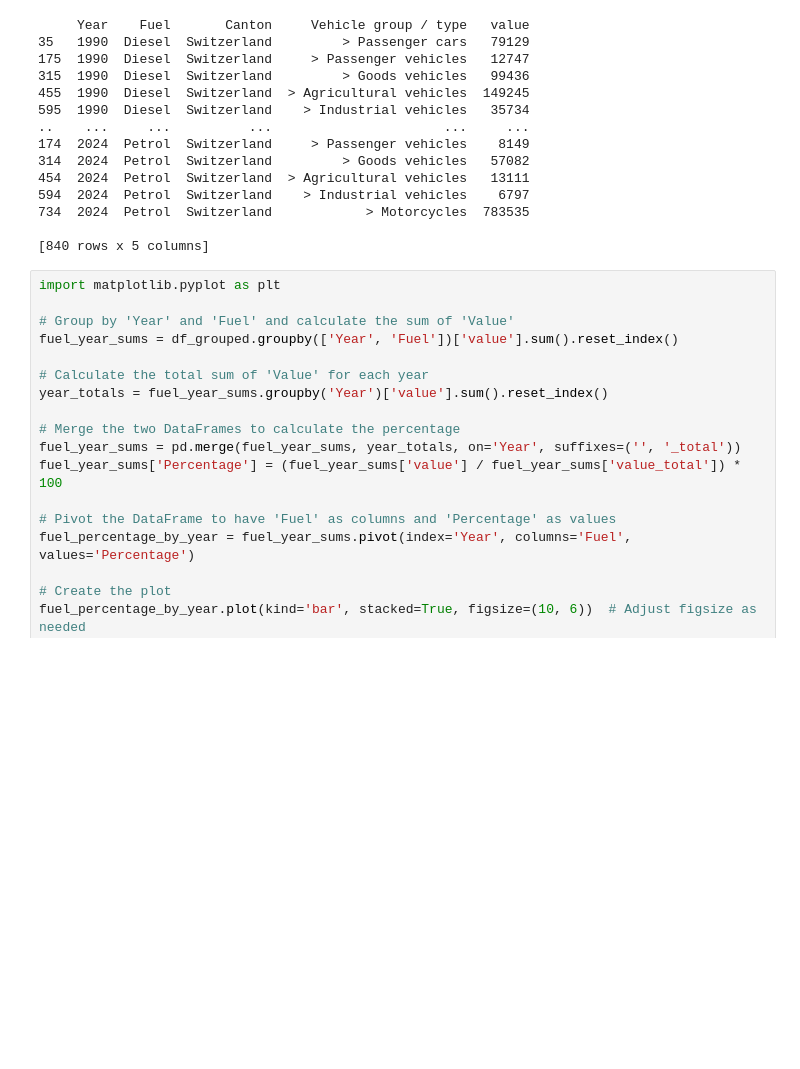
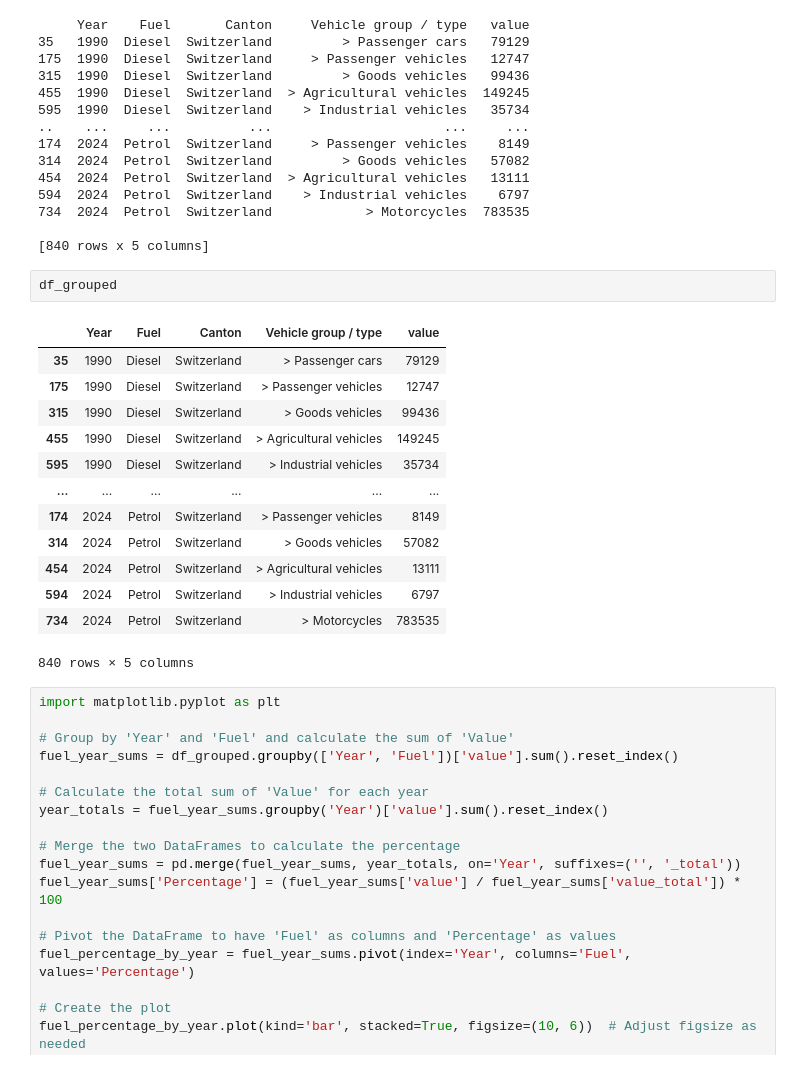
Before and after one commit to Udzf/EV, a Jupyter notebook: Copie_de_Copie_de_Fuel_type_in_Switzerland.ipynb, the cells around one changed output. Saved outputs shown, nothing was run; the diff lists cells and outputs as text; blank space fills up the shorter version.

```diff
--- a/Copie_de_Copie_de_Fuel_type_in_Switzerland.ipynb
+++ b/Copie_de_Copie_de_Fuel_type_in_Switzerland.ipynb
@@ -243,6 +243,22 @@ print(df_grouped)
 734  2024  Petrol  Switzerland            > Motorcycles  783535
 
 [840 rows x 5 columns]
+# %%
+df_grouped
+# %% [output]
+|  | Year | Fuel | Canton | Vehicle group / type | value |
+| 35 | 1990 | Diesel | Switzerland | > Passenger cars | 79129 |
+| 175 | 1990 | Diesel | Switzerland | > Passenger vehicles | 12747 |
+| 315 | 1990 | Diesel | Switzerland | > Goods vehicles | 99436 |
+| 455 | 1990 | Diesel | Switzerland | > Agricultural vehicles | 149245 |
+| 595 | 1990 | Diesel | Switzerland | > Industrial vehicles | 35734 |
+| ... | ... | ... | ... | ... | ... |
+| 174 | 2024 | Petrol | Switzerland | > Passenger vehicles | 8149 |
+| 314 | 2024 | Petrol | Switzerland | > Goods vehicles | 57082 |
+| 454 | 2024 | Petrol | Switzerland | > Agricultural vehicles | 13111 |
+| 594 | 2024 | Petrol | Switzerland | > Industrial vehicles | 6797 |
+| 734 | 2024 | Petrol | Switzerland | > Motorcycles | 783535 |
+840 rows × 5 columns
 # %%
 import matplotlib.pyplot as plt
 
```
Also changed, not shown: parts of 29 cells of this notebook.
